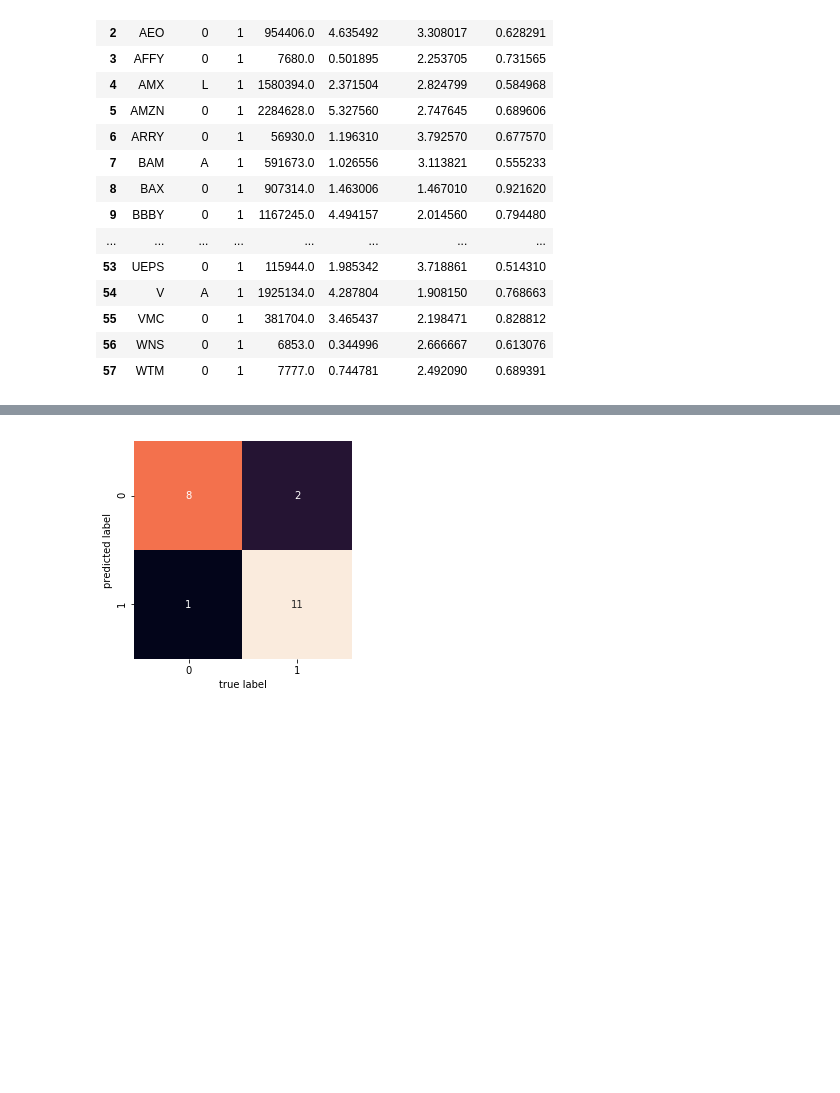
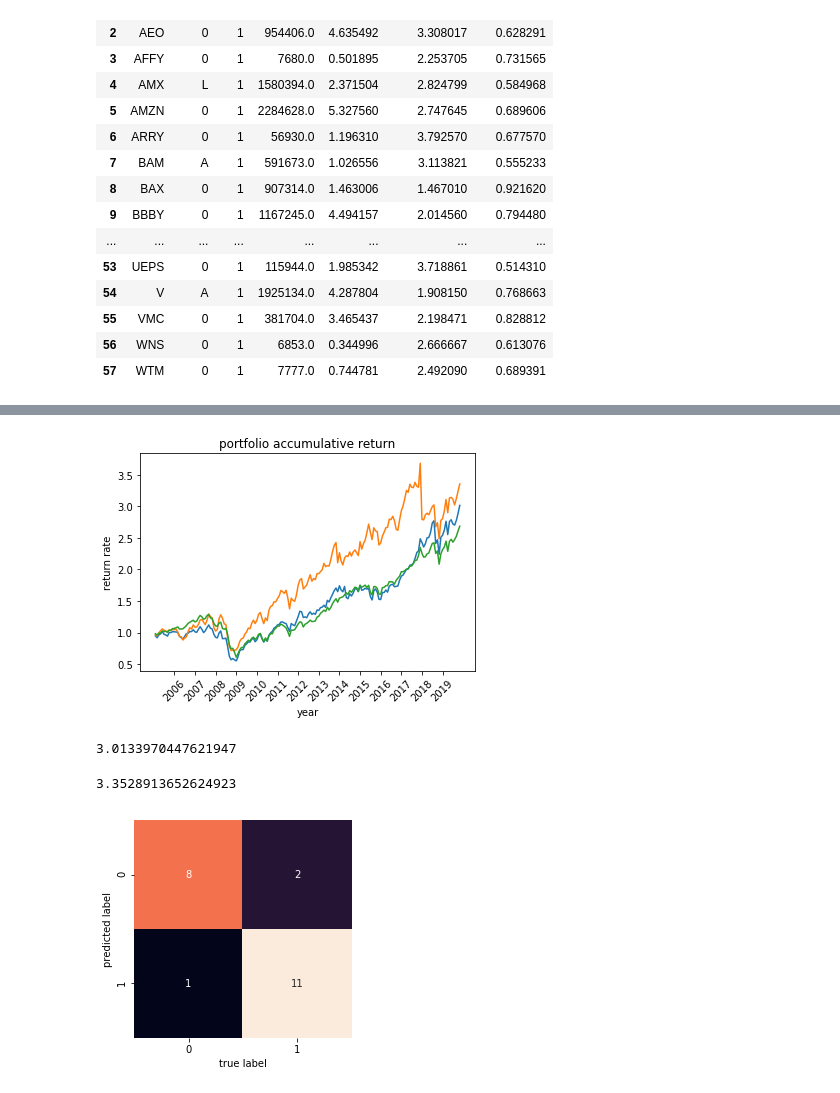
Before and after one commit to wellslu/CTBC-PROJECT, a Jupyter notebook: main.ipynb, the cells around one changed output, grey strips where cells are left out. Saved outputs shown, nothing was run; the diff lists cells and outputs as text; code cells hidden in the pictures; blank space fills up the shorter version.

```diff
--- a/main.ipynb
+++ b/main.ipynb
@@ -307,0 +362,16 @@ KeyboardInterrupt:
+# %%
+snp500['last_close'] = snp500['Close'].shift()
+# %%
+snp500['close_rate'] = snp500['Close'] / snp500['last_close']
+# %%
+t = list(snp500['close_rate'])
+snp500_close = []
+o = t[1]
+snp500_close.append(o)
+for i in t[2:]:
+    o = o * i
+    snp500_close.append(o)
+# %%
+our_revenue_progressive = list(revenue_rate['portfolio_progressive'])
+lone_pine_revenue_progressive = list(revenue_rate['lone_pine_progressive'])
+snp500_close = list(snp500['Close'])
@@ -307,0 +399,13 @@ KeyboardInterrupt:
+# %%
+import matplotlib.pyplot as plt
+x = [i for i in range(len(our_revenue_progressive)-1)]
+plt.plot(x, our_revenue_progressive[1:])
+plt.plot(x, lone_pine_revenue_progressive[1:])
+plt.plot(x, snp500_close)
+plt.xticks([i for i in range(11, 179, 12)],[str(i) for i in range(2006, 2020, 1)], rotation=45)
+plt.title("portfolio accumulative return")
+plt.xlabel("year")
+plt.ylabel("return rate")
+plt.show()
+# %% [output]
+[figure, added]
@@ -308,3 +418,17 @@ KeyboardInterrupt:
+# %%
+o = 1
+for i in our_revenue:
+    o = o * i
+print(o)
+# %% [output]
+3.0133970447621947
+# %%
+o = 1
+for i in lone_pine_revenue:
+    o = o * i
+print(o)
+# %% [output]
+3.3528913652624923
 # %%
 mat = confusion_matrix(y_test, y_pred)
 sns.heatmap(mat.T, square=True, annot=True, fmt='d', cbar=False)
```
Also changed, not shown: parts of 12 cells of this notebook, 3 other files.
